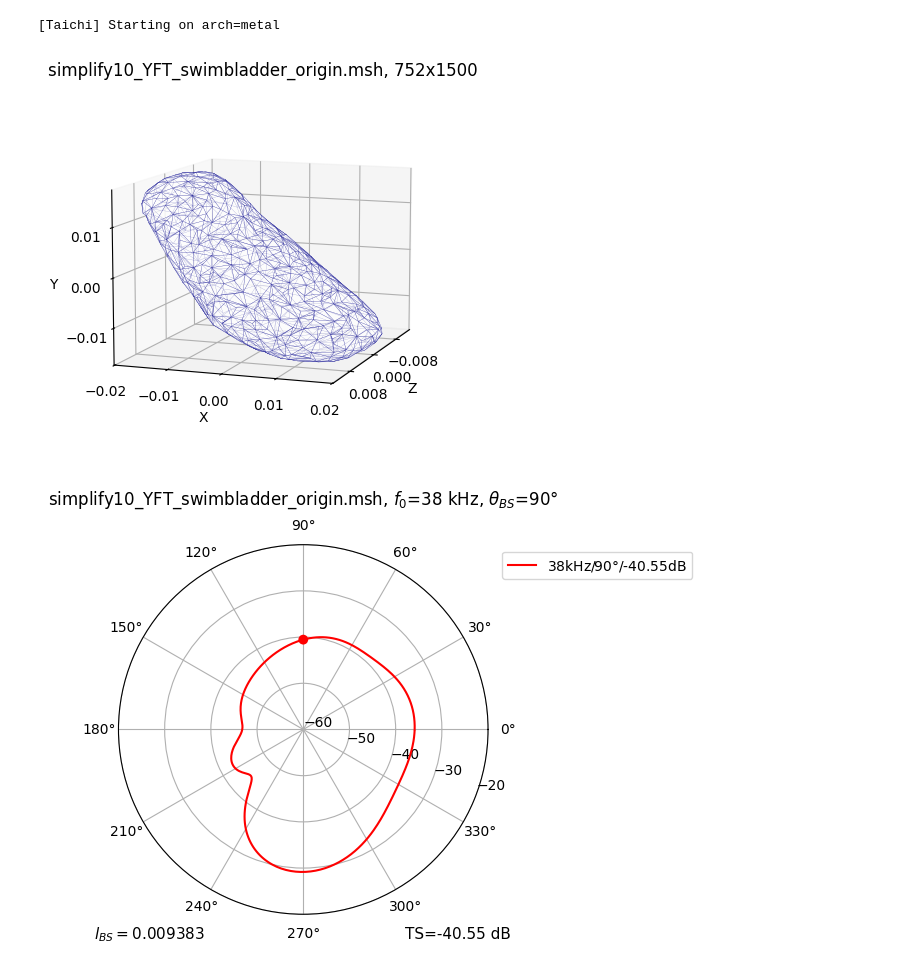
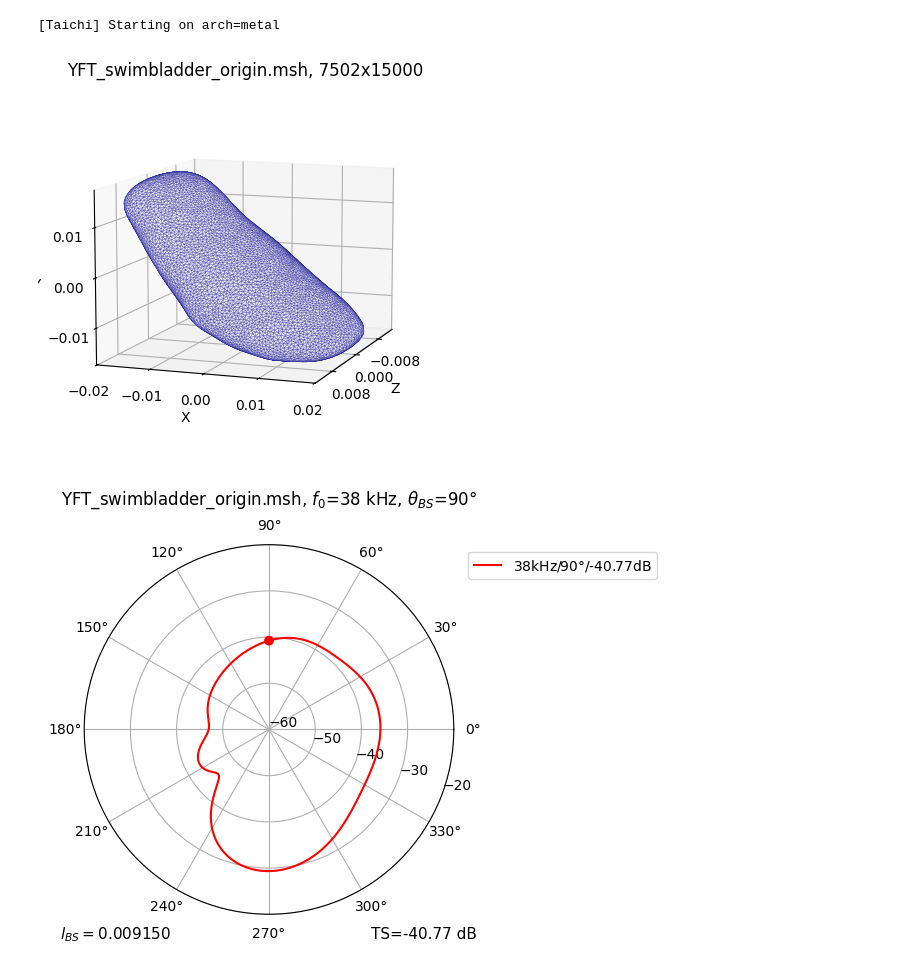
Before and after one commit to marmoszy/mm-bem, a Jupyter notebook: nb/yft_taichi.ipynb, the cells around one changed output. Cells and saved outputs as stored; diff of their text form; code cells hidden in the pictures.

```diff
--- a/nb/yft_taichi.ipynb
+++ b/nb/yft_taichi.ipynb
@@ -16,18 +16,23 @@ warnings.filterwarnings("ignore", message="The value of the smallest subnormal")
 import taichi as ti
 ti.init(arch=ti.gpu)
 
+# --- input params
 datapath = "../msh/"
 fname = 'sphere-1.905_4098x8092.msh' #if len(sys.argv)<=1 else sys.argv[1]
 fname = 'sphere-1.905-600.msh'
 fname = 'simplify10_YFT_swimbladder_origin.msh'
-#fname = 'YFT_swimbladder_origin.msh'
+fname = 'YFT_swimbladder_origin.msh'
 
 th0 = [270]        #if len(sys.argv)<=2 else float(sys.argv[2])
-ff = [38e3]  #if len(sys.argv)<=3 else float(sys.argv[3])
+ff = [38e3]        #if len(sys.argv)<=3 else float(sys.argv[3])
+#th0 = [2*i for i in range(360//2)] # for backscattering plot
+#ff = [38e3,120e3]
+
 c0 = 1480          #if len(sys.argv)<=4 else float(sys.argv[4])
 ph = 0             #if len(sys.argv)<=5 else float(sys.argv[5])
-v_or_t = 0         #if len(sys.argv)<=6 else float(sys.argv[6]) #use vertices or triangles
+t_or_v = 0         #if len(sys.argv)<=6 else float(sys.argv[6]) #use vertices or triangles
 
+# --- taichi functions
 @ti.kernel
 def compute_S(S_target: ti.types.ndarray(), x: ti.template(), k: ti.f32):
     for i, j in ti.ndrange(m, m):
@@ -61,53 +66,48 @@ def compute_far_field(r1_arr: ti.types.ndarray(), phi_arr: ti.types.ndarray(), p
         psc_arr[i, 0], psc_arr[i, 1] = sum_re, sum_im
 
 # --- main ---
-
 cos_ph, sin_ph = cos(ph*pi/180), sin(ph*pi/180)
 Ry = np.array([[cos_ph, 0, sin_ph], [0, 1, 0], [-sin_ph, 0, cos_ph]])
-
 with open(datapath + fname) as fp: lines = fp.readlines()
 n = int(lines[4])
 v = [list(map(float, lines[5+i].split()[1:4])) for i in range(n)]
 m = int(lines[n+7])
 e = [list(map(lambda x: int(x)-1, lines[n+8+i].split()[5:8])) for i in range(m)]
-
-if v_or_t:
+if t_or_v:   # centers of triangles or vertices
+    x_np = array([sum([array(v[e[i][j]])/3 for j in range(3)]) for i in range(m)], dtype=np.float32)
+else:
     x_np, m = array(v, dtype=np.float32), n  # use vertices (P1) instead of centers (DP0)
-else:
-    x_np = array([sum([array(v[e[i][j]])/3 for j in range(3)]) for i in range(m)], dtype=np.float32)
-
 r1_np = array([Ry @ [cos(i*pi/180+pi), sin(i*pi/180+pi), 0] for i in range(360)], dtype=np.float32)
 S_np = np.zeros((m, m, 2), dtype=np.float32)
-
 x = ti.Vector.field(3, dtype=ti.f32, shape=m)
 x.from_numpy(x_np)
-
 psc, lbs = [], []
 for f0 in ff:
     k = 2*pi * f0 / c0
     compute_S(S_np, x, k)
     for th in th0:
         d_np = Ry @ [cos(th*pi/180+pi), sin(th*pi/180+pi), 0]
         f = ti.Vector.field(2, dtype=ti.f32, shape=m)
         d = ti.Vector([d_np[0], d_np[1], d_np[2]])
         compute_f(f, x, d, k)
         f_np = f.to_numpy()
         S_cx = S_np.view(dtype=np.complex64).reshape(m, m)
         f_cx = f_np.view(dtype=np.complex64).reshape(m)
         from scipy.linalg import lu_factor, lu_solve
         phi_cx = lu_solve(lu_factor(S_cx), f_cx)
         phi_np = np.stack([phi_cx.real, phi_cx.imag], axis=-1).astype(np.float32)
         psc_np = np.zeros((360, 2), dtype=np.float32)
         compute_far_field(r1_np, phi_np, psc_np, k)
         psc.append(psc_np[:, 0] + 1j * psc_np[:, 1])
         lbs.append([f0, (th+180)%360, psc[-1][(th+180)%360], c0])
         #print("\n".join(["%d\t%g"%(i,abs(psc[-1][i])) for i in range(len(psc[-1]))])
 
+# --- plot and print
 from mm_util import plot_mesh, plot_lbs, print_txt
 plot_mesh(v, e, fname, "yft_taichi_1.svg")
 plot_lbs(psc, lbs, fname, "yft_taichi_2.svg")
 print_txt(fname, n, m, psc, lbs, "taichi", "yft_taichi_3.txt")
 # %% [output]
 [Taichi] Starting on arch=metal
-[figure, old version]
+[figure, new version]
-[figure, old version]
+[figure, new version]
```
Also changed, not shown: parts of 1 cell of this notebook, 1 other file.
